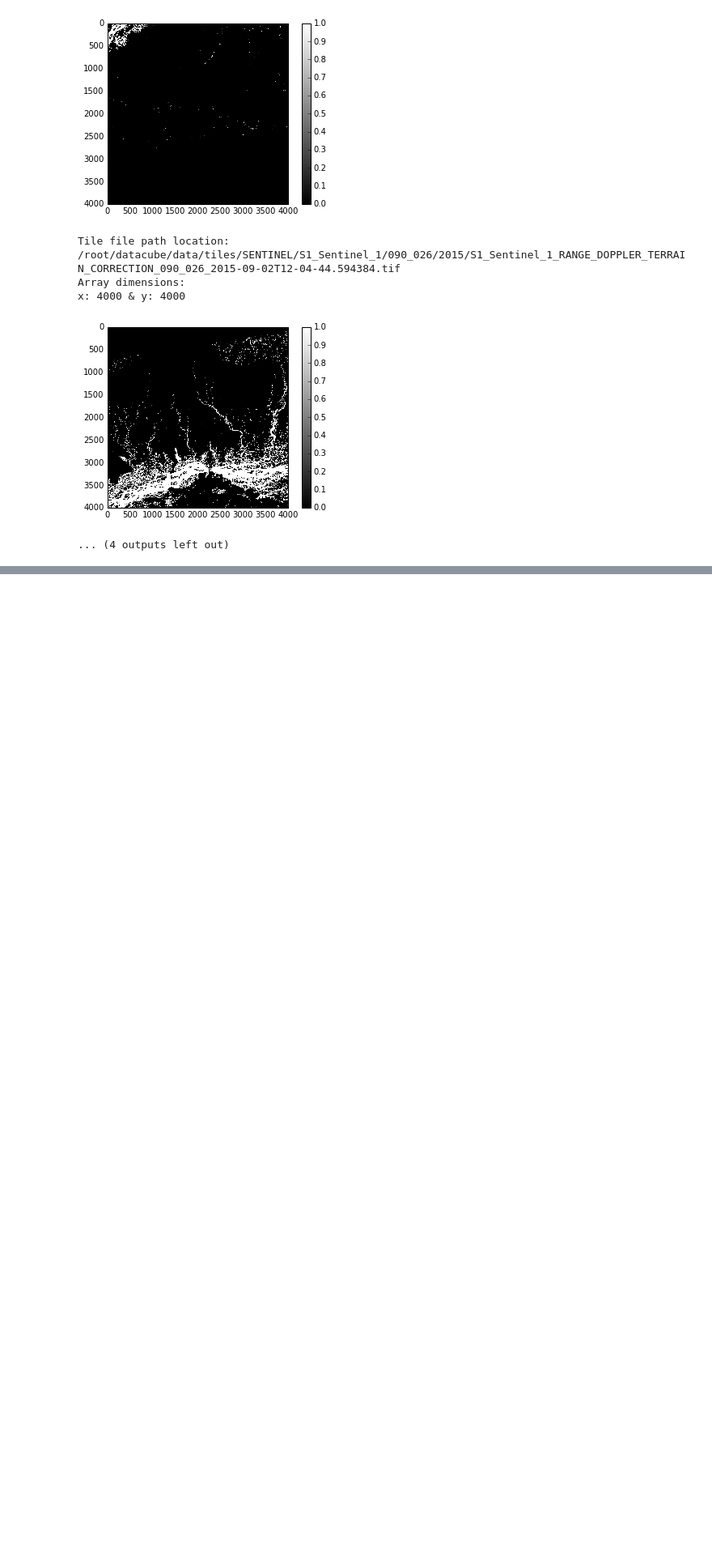
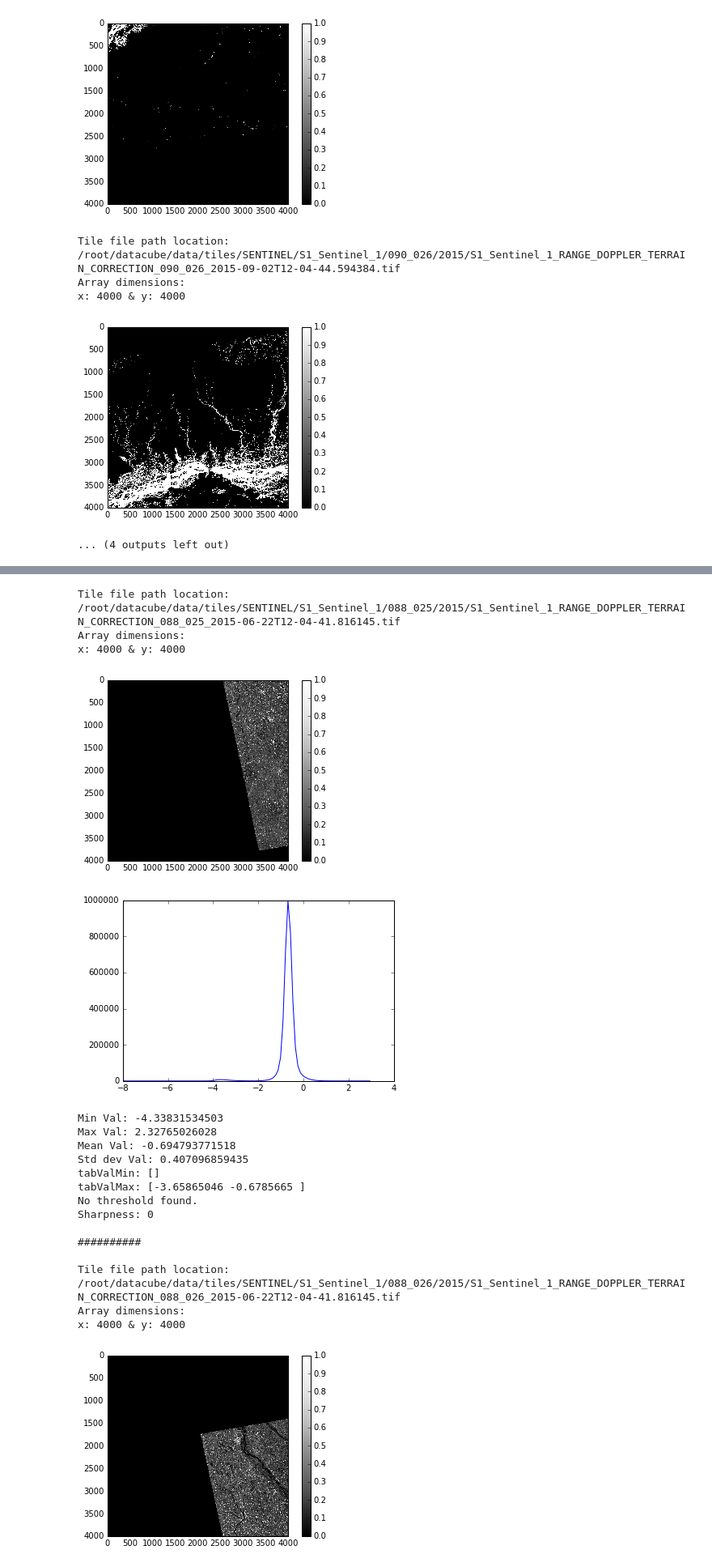
Before and after one commit to pvillard31/agdc, a Jupyter notebook: api-examples/notebooks/notebooks_CG/Sentinel-1.ipynb, the cells around one changed output, grey strips where cells are left out. Shown at 81% size. Drawn from its saved outputs; the diff is of its cells as text; code cells hidden in the pictures; blank space fills up the shorter version.

Commit message:
Improved Sentinel-1 notebook

```diff
--- a/api-examples/notebooks/notebooks_CG/Sentinel-1.ipynb
+++ b/api-examples/notebooks/notebooks_CG/Sentinel-1.ipynb
@@ -401,0 +432,51 @@ x: 4000 & y: 4000
+# %%
+dataset_types = [DatasetType.SIGMA_VV]
+min_date = date(2015, 6, 1)
+max_date = date(2015, 9, 1)
+satellites = [Satellite(i) for i in ['S1']]
+x_cell = [88,89,90,91]
+y_cell = [25,26]
+# %%
+tiles_before = list_tiles_as_list(x=x_cell, y=y_cell, acq_min=min_date,
+                           acq_max=max_date,
+                           satellites=satellites,
+                           dataset_types=dataset_types)
+# %%
+thresholds_before = []
+for tile in tiles_before:
+    tileDataset = getDatasetFromTile(tile)
+    showDataset(tileDataset)
+    filteredData = getLogFilteredNoDataAndZeros(tileDataset)
+    showHistogram(filteredData)
+    sharpness, value = computeThresholdOnPreprocessedTile(filteredData)
+    if len(value) > 0:
+        thresholds_before.append(value[0])
+        my_print("Threshold: {0}\n".format(value[0]))
+    else:
+        my_print("No threshold found.\n")
+    my_print("Sharpness: {0}\n".format(sharpness))
+    my_print("\n")
+    my_print("##########\n")
+    my_print("\n")
+print "Finished handling tiles."
+# %% [output]
+Tile file path location: /root/datacube/data/tiles/SENTINEL/S1_Sentinel_1/088_025/2015/S1_Sentinel_1_RANGE_DOPPLER_TERRAIN_CORRECTION_088_025_2015-06-22T12-04-41.816145.tif
+Array dimensions:
+x: 4000 & y: 4000
+[figure, added]
+[figure, added]
+Min Val: -4.33831534503
+Max Val: 2.32765026028
+Mean Val: -0.694793771518
+Std dev Val: 0.407096859435
+tabValMin: []
+tabValMax: [-3.65865046 -0.6785665 ]
+No threshold found.
+Sharpness: 0
+
+##########
+
+Tile file path location: /root/datacube/data/tiles/SENTINEL/S1_Sentinel_1/088_026/2015/S1_Sentinel_1_RANGE_DOPPLER_TERRAIN_CORRECTION_088_026_2015-06-22T12-04-41.816145.tif
+Array dimensions:
+x: 4000 & y: 4000
+[figure, added]
```
Also changed, not shown: parts of 28 cells of this notebook, 1 other file.
